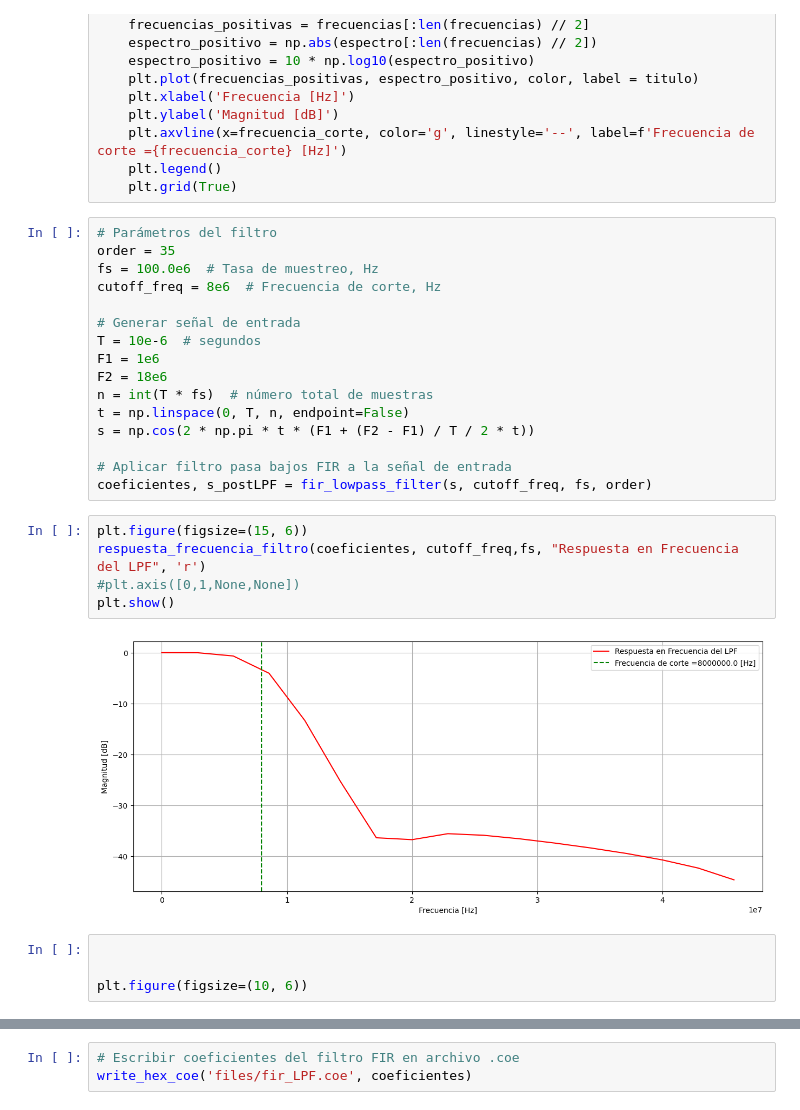
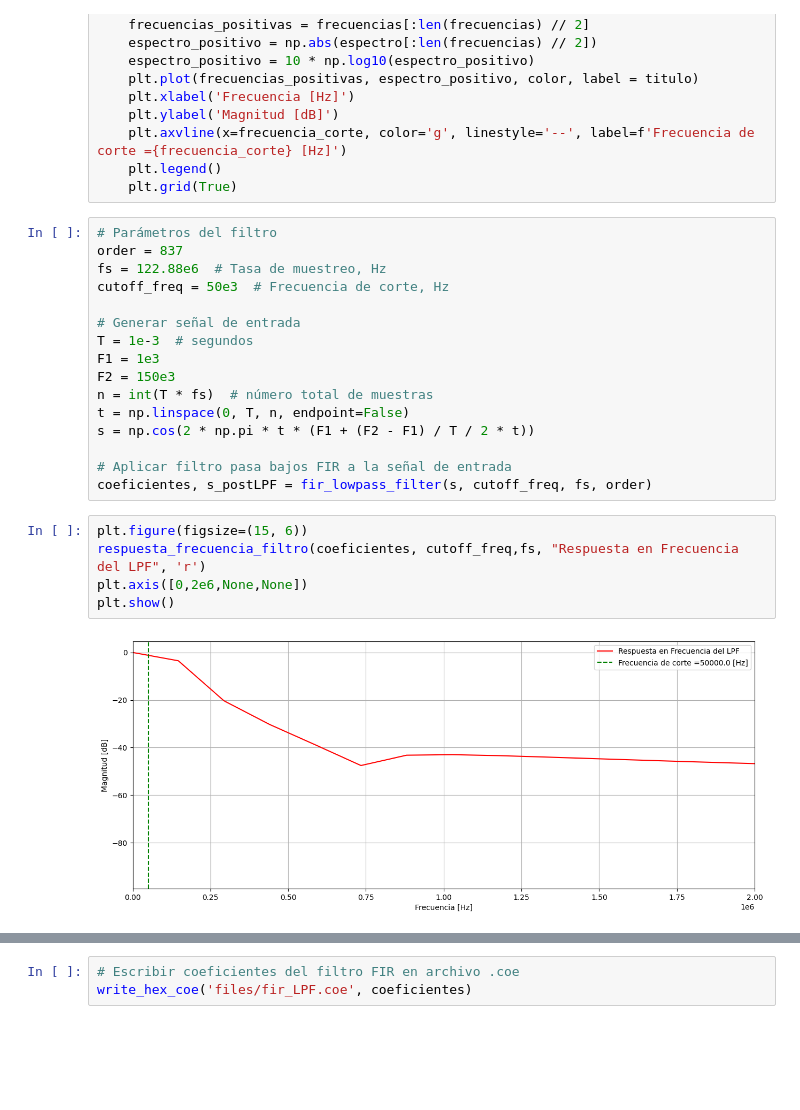
Before and after one commit to adanlema/hfswr_software, a Jupyter notebook: modulos_fpga/receptor/fir_LPF.ipynb, the cells around one changed output, grey strips where cells are left out. Drawn from its saved outputs; the diff is of its cells as text; blank space fills up the shorter version.

```diff
--- a/modulos_fpga/receptor/fir_LPF.ipynb
+++ b/modulos_fpga/receptor/fir_LPF.ipynb
@@ -79,14 +79,14 @@ def respuesta_frecuencia_filtro(coeficientes, frecuencia_corte, frecuencia_muest
     plt.grid(True)
 # %%
 # Parámetros del filtro
-order = 35
-fs = 100.0e6  # Tasa de muestreo, Hz
-cutoff_freq = 8e6  # Frecuencia de corte, Hz
+order = 837
+fs = 122.88e6  # Tasa de muestreo, Hz
+cutoff_freq = 50e3  # Frecuencia de corte, Hz
 
 # Generar señal de entrada
-T = 10e-6  # segundos
-F1 = 1e6
-F2 = 18e6
+T = 1e-3  # segundos
+F1 = 1e3
+F2 = 150e3
 n = int(T * fs)  # número total de muestras
 t = np.linspace(0, T, n, endpoint=False)
 s = np.cos(2 * np.pi * t * (F1 + (F2 - F1) / T / 2 * t))
@@ -96,11 +96,7 @@ coeficientes, s_postLPF = fir_lowpass_filter(s, cutoff_freq, fs, order)
 # %%
 plt.figure(figsize=(15, 6))
 respuesta_frecuencia_filtro(coeficientes, cutoff_freq,fs, "Respuesta en Frecuencia del LPF", 'r')
-#plt.axis([0,1,None,None])
+plt.axis([0,2e6,None,None])
 plt.show()
 # %% [output]
-[figure, old version]
+[figure, new version]
-# %%
-
-
-plt.figure(figsize=(10, 6))
```
Also changed, not shown: parts of 2 cells of this notebook, 7 other files.
